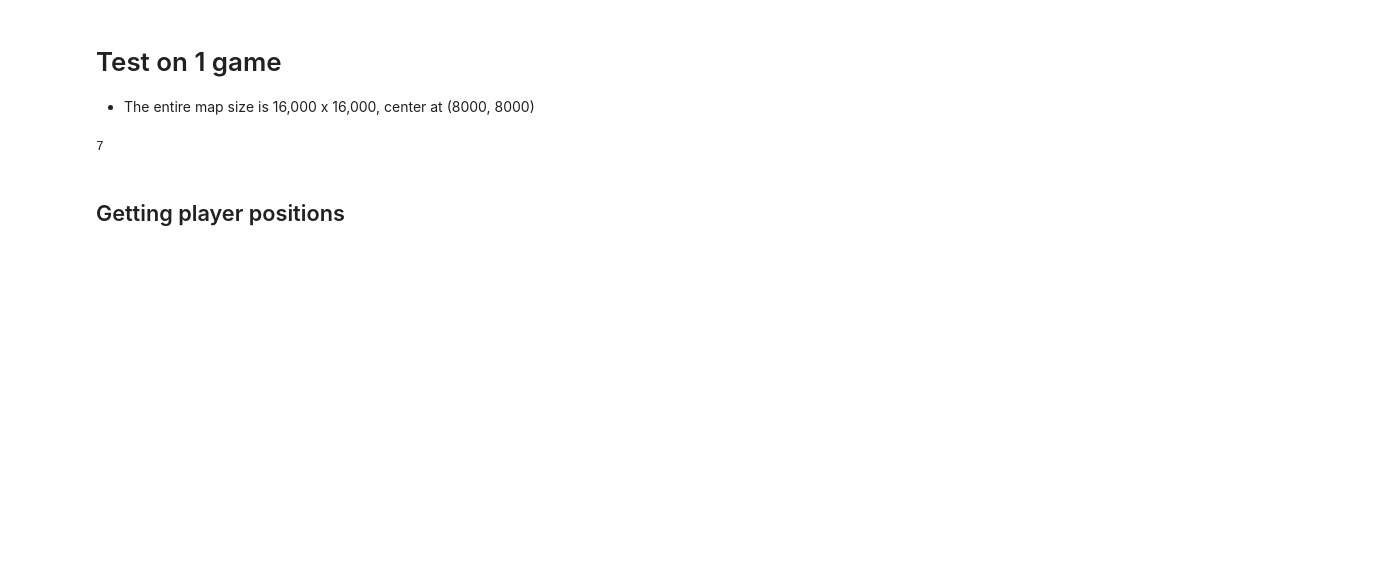
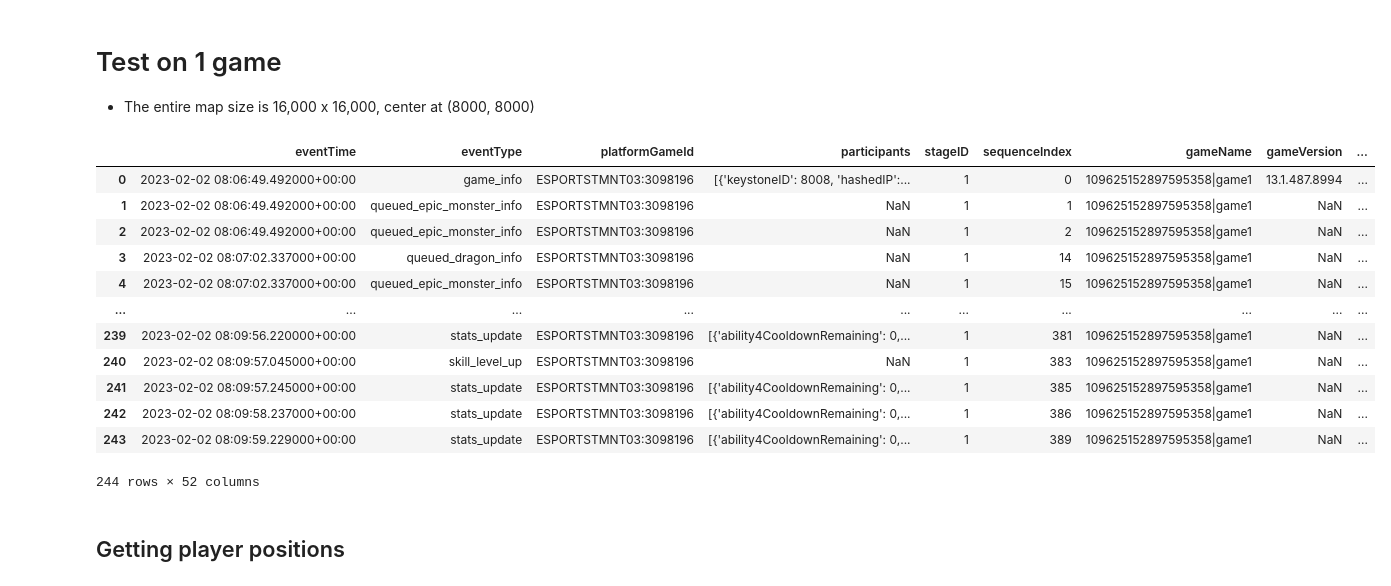
Before and after one commit to devdaniely/lolanalysis-hackathon, a Jupyter notebook: notebook/notebook.ipynb, the cells around one changed output. Saved outputs shown, nothing was run; the diff lists cells and outputs as text; code cells hidden in the pictures; blank space fills up the shorter version.

```diff
--- a/notebook/notebook.ipynb
+++ b/notebook/notebook.ipynb
@@ -20,12 +20,24 @@ df = pd.read_json(filegz, compression="gzip")
 # %%
 # Split df into 5 min intervals
 df["eventTime"] = pd.to_datetime(df["eventTime"])
-minutesplit =  [g for n, g in df.groupby(pd.Grouper(key='eventTime',freq='5Min'))]
+# df_intervals is array of dataframes in 5min intervals
+df_intervals =  [g for n, g in df.groupby(pd.Grouper(key='eventTime',freq='5Min'))]
 # %%
-len(minutesplit)
-minutesplit[
+df_intervals[0]
 # %% [output]
+|  | eventTime | eventType | platformGameId | participants | stageID | sequenceIndex | gameName | gameVersion | ... |
+| 0 | 2023-02-02 08:06:49.492000+00:00 | game_info | ESPORTSTMNT03:3098196 | [{'keystoneID': 8008, 'hashedIP':... | 1 | 0 | 109625152897595358|game1 | 13.1.487.8994 | ... |
+| 1 | 2023-02-02 08:06:49.492000+00:00 | queued_epic_monster_info | ESPORTSTMNT03:3098196 | NaN | 1 | 1 | 109625152897595358|game1 | NaN | ... |
+| 2 | 2023-02-02 08:06:49.492000+00:00 | queued_epic_monster_info | ESPORTSTMNT03:3098196 | NaN | 1 | 2 | 109625152897595358|game1 | NaN | ... |
+| 3 | 2023-02-02 08:07:02.337000+00:00 | queued_dragon_info | ESPORTSTMNT03:3098196 | NaN | 1 | 14 | 109625152897595358|game1 | NaN | ... |
+| 4 | 2023-02-02 08:07:02.337000+00:00 | queued_epic_monster_info | ESPORTSTMNT03:3098196 | NaN | 1 | 15 | 109625152897595358|game1 | NaN | ... |
+| ... | ... | ... | ... | ... | ... | ... | ... | ... | ... |
+| 239 | 2023-02-02 08:09:56.220000+00:00 | stats_update | ESPORTSTMNT03:3098196 | [{'ability4CooldownRemaining': 0,... | 1 | 381 | 109625152897595358|game1 | NaN | ... |
+| 240 | 2023-02-02 08:09:57.045000+00:00 | skill_level_up | ESPORTSTMNT03:3098196 | NaN | 1 | 383 | 109625152897595358|game1 | NaN | ... |
+| 241 | 2023-02-02 08:09:57.245000+00:00 | stats_update | ESPORTSTMNT03:3098196 | [{'ability4CooldownRemaining': 0,... | 1 | 385 | 109625152897595358|game1 | NaN | ... |
+| 242 | 2023-02-02 08:09:58.237000+00:00 | stats_update | ESPORTSTMNT03:3098196 | [{'ability4CooldownRemaining': 0,... | 1 | 386 | 109625152897595358|game1 | NaN | ... |
+| 243 | 2023-02-02 08:09:59.229000+00:00 | stats_update | ESPORTSTMNT03:3098196 | [{'ability4CooldownRemaining': 0,... | 1 | 389 | 109625152897595358|game1 | NaN | ... |
-7
+244 rows × 52 columns
 # %% [markdown]
 ## Getting player positions
 # %%
```
